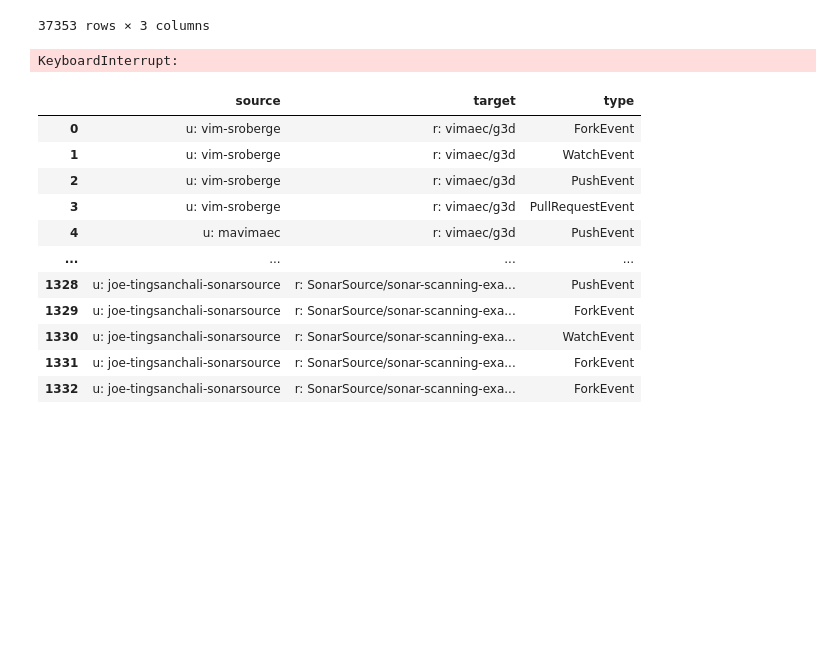
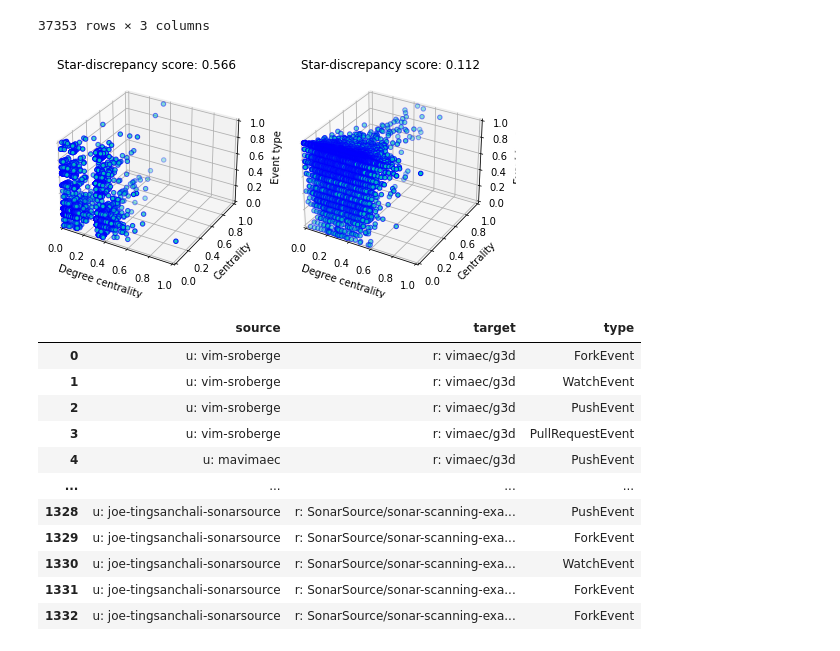
Before and after one commit to fzanart/Socialz, a Jupyter notebook: MP_test.ipynb, the cells around one changed output. Drawn from its saved outputs; the diff is of its cells as text; code cells hidden in the pictures; blank space fills up the shorter version.

```diff
--- a/MP_test.ipynb
+++ b/MP_test.ipynb
@@ -55,6 +55,4 @@ ds
 37353 rows × 3 columns
 # %%
 es = evolutionary_strategy(ds, cpus=8)
-niter, best, best_eval = es.es_plus(100,1,20)
+niter, best, best_eval = es.es_plus(1000,1,20)
-# %% [output]
-KeyboardInterrupt:
@@ -61,3 +61,30 @@ KeyboardInterrupt:
+# %%
+def draw_plot(ax, data):
+
+    ax = ax or plt.gca()
+
+    aux = es.graph_metrics(data)
+    ax.scatter3D(aux['degree'], aux['pagerank'], aux['Values'], edgecolor='b', c='c')
+    ax.set_xlabel('Degree centrality')
+    ax.set_ylabel('Centrality')
+    ax.set_zlabel('Event type')
+    ax.set_title(f'Star-discrepancy score: {es.objective(data):.3f}')
+    ax.set_xlim([0, 1])
+    ax.set_ylim([0, 1])
+    ax.set_zlim([0, 1])
+    plt.close()
+
+    return ax
+
+
+fig, ((ax1,ax2)) = plt.subplots(1,2, figsize=(8,4), subplot_kw=dict(projection="3d"))
+ax1 = draw_plot(ax1, ds)
+ax2 = draw_plot(ax2, best)
+plt.close()
+
+fig
+# %% [output]
+[figure, added]
 # %%
 df = pd.read_csv('Data/cobol_pullrequests.csv', usecols= ['login','name'])
 
```
Also changed, not shown: parts of 3 cells of this notebook, 2 other files.
